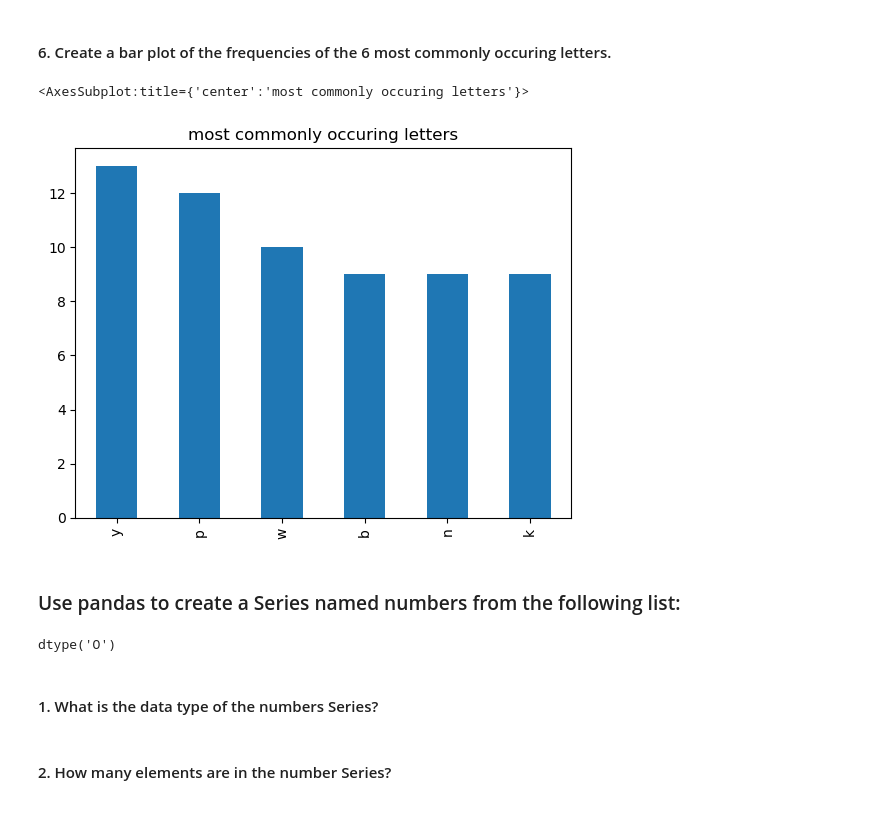
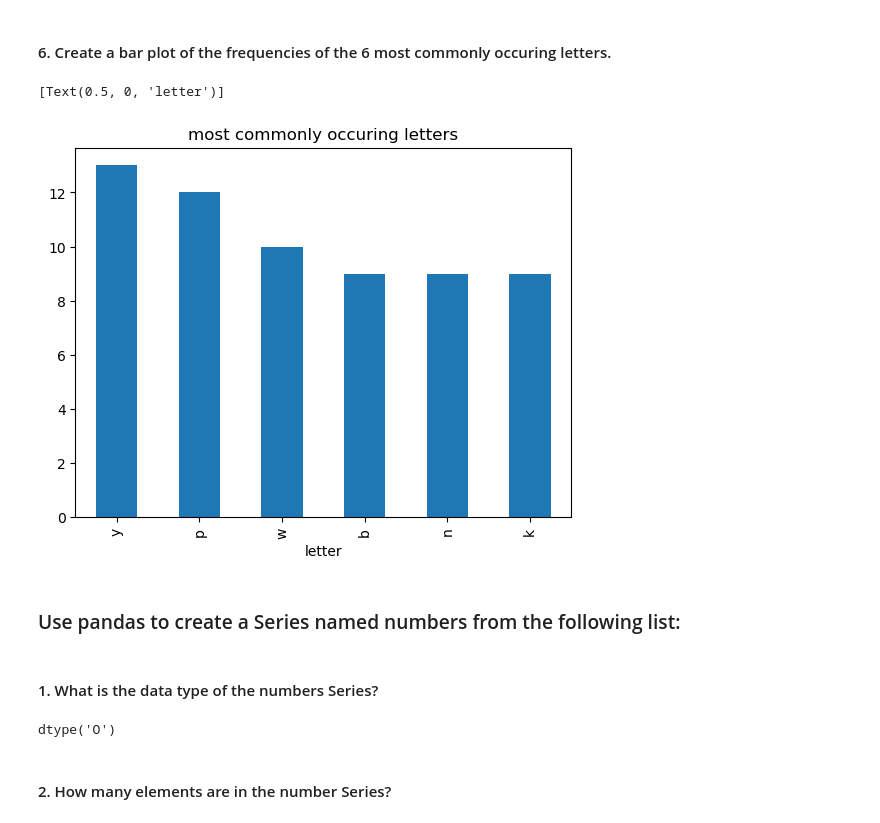
Before and after one commit to corey-baughman/005_numpy_pandas_visualization_exercises, a Jupyter notebook: 0216_pandas_series_exercises.ipynb, the cells around one changed output. Saved outputs shown, nothing was run; the diff lists cells and outputs as text; code cells hidden in the pictures.

```diff
--- a/0216_pandas_series_exercises.ipynb
+++ b/0216_pandas_series_exercises.ipynb
@@ -461,21 +506,21 @@ Length: 200, dtype: object
 # %%
 # most commonly occuring letters:
 #
-letters_s.value_counts().head(6).plot.bar(title = 'most commonly occuring letters').set(xlabel='letter')
+letters_s.value_counts().head(6).plot.bar(
+    title = 'most commonly occuring letters').set(xlabel='letter')
 # %% [output]
-<AxesSubplot:title={'center':'most commonly occuring letters'}>
+[Text(0.5, 0, 'letter')]
-[figure, old version]
+[figure, new version]
 # %% [markdown]
 ### Use pandas to create a Series named numbers from the following list:
 # %%
 numbers = ['$796,459.41', '$278.60', '$482,571.67', '$4,503,915.98', '$2,121,418.3', '$1,260,813.3', '$87,231.01', '$1,509,175.45', '$4,138,548.00', '$2,848,913.80', '$594,715.39', '$4,789,988.17', '$4,513,644.5', '$3,191,059.97', '$1,758,712.24', '$4,338,283.54', '$4,738,303.38', '$2,791,759.67', '$769,681.94', '$452,650.23']
 numbers = pd.Series(numbers)
-numbers.dtype
-# %% [output]
-dtype('O')
 # %% [markdown]
 #### 1. What is the data type of the numbers Series?
 # %%
-number.size
+numbers.dtype
+# %% [output]
+dtype('O')
 # %% [markdown]
 #### 2. How many elements are in the number Series?
```
Also changed, not shown: parts of 32 cells of this notebook, 1 other file.
